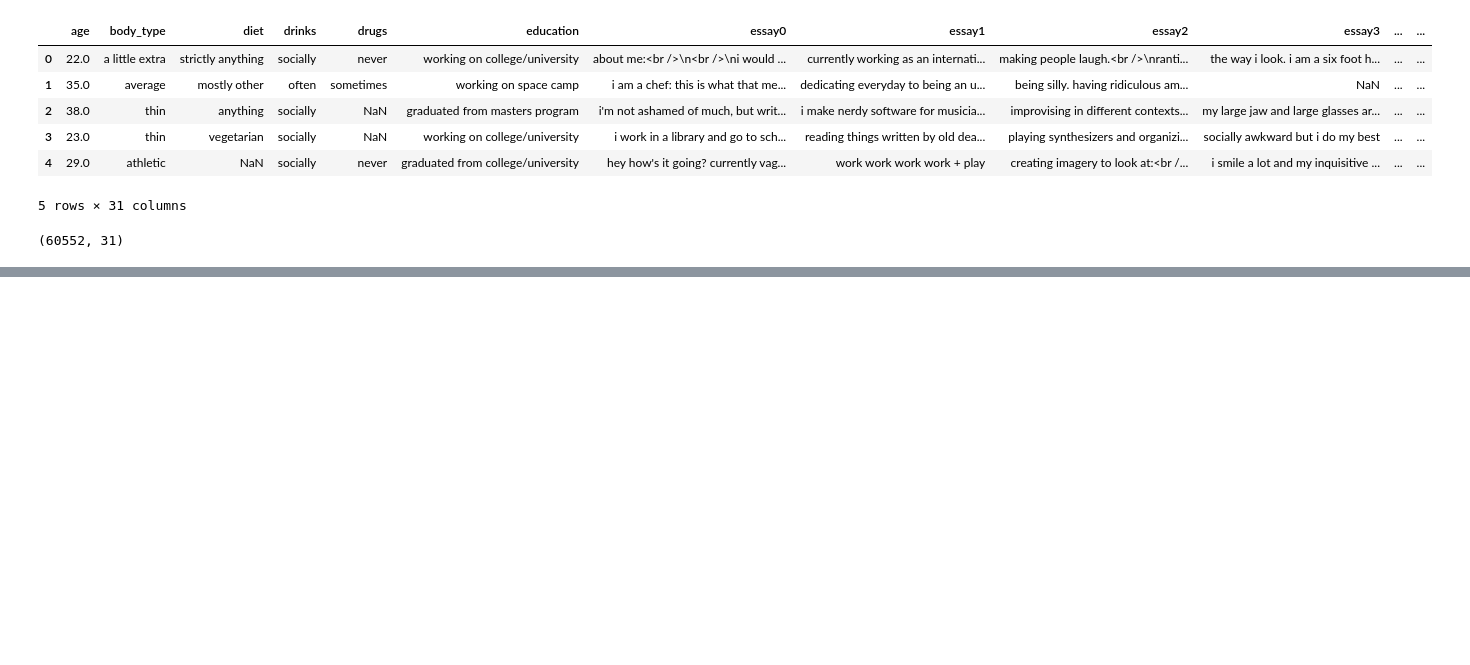
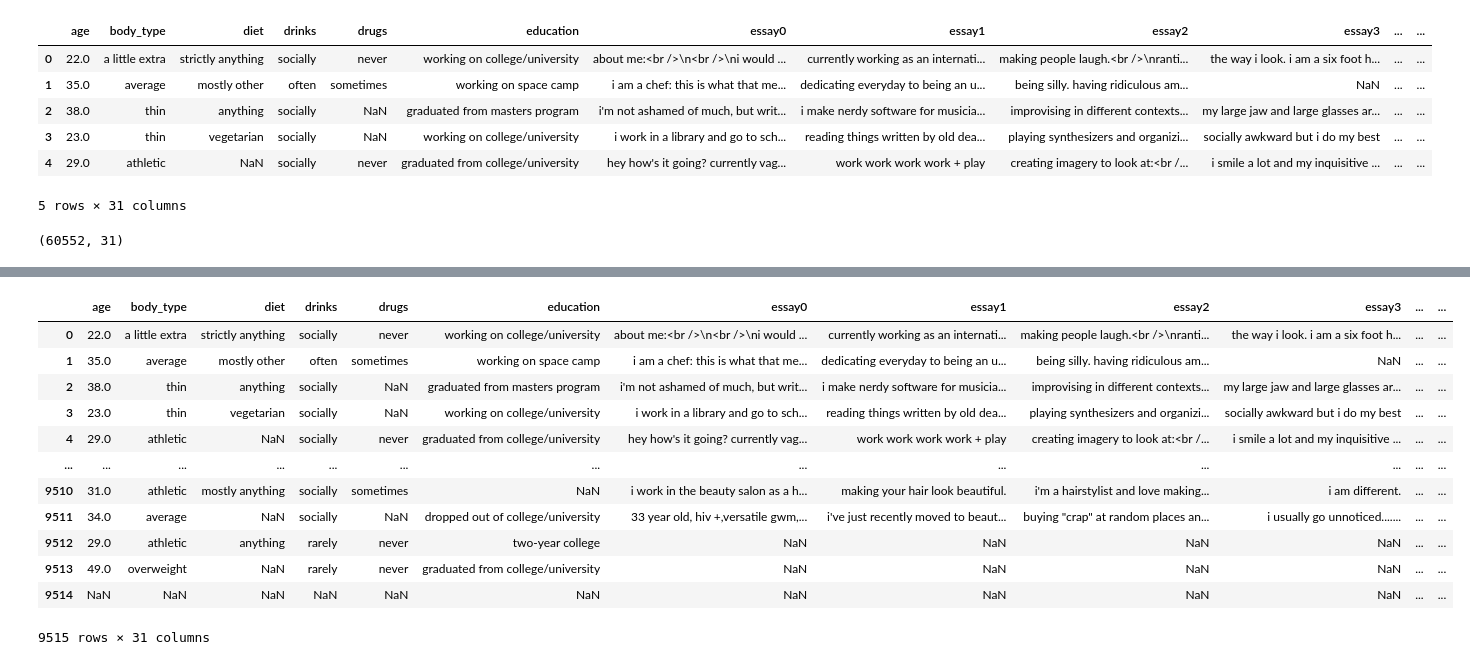
Before and after one commit to mmeliht/Artificial_Intelligence_Course, a Jupyter notebook: week5_homework/Three generations seeking romance - Regression & Classification.ipynb, the cells around one changed output, grey strips where cells are left out. Cells and saved outputs as stored; diff of their text form; code cells hidden in the pictures; blank space fills up the shorter version.

```diff
--- a/week5_homework/Three generations seeking romance - Regression & Classification.ipynb
+++ b/week5_homework/Three generations seeking romance - Regression & Classification.ipynb
@@ -24,0 +61,16 @@ df.shape
+# %%
+df.head(9515)
+# %% [output]
+|  | age | body_type | diet | drinks | drugs | education | essay0 | essay1 | essay2 | essay3 | ... | ... |
+| 0 | 22.0 | a little extra | strictly anything | socially | never | working on college/university | about me:<br />\n<br />\ni would ... | currently working as an internati... | making people laugh.<br />\nranti... | the way i look. i am a six foot h... | ... | ... |
+| 1 | 35.0 | average | mostly other | often | sometimes | working on space camp | i am a chef: this is what that me... | dedicating everyday to being an u... | being silly. having ridiculous am... | NaN | ... | ... |
+| 2 | 38.0 | thin | anything | socially | NaN | graduated from masters program | i'm not ashamed of much, but writ... | i make nerdy software for musicia... | improvising in different contexts... | my large jaw and large glasses ar... | ... | ... |
+| 3 | 23.0 | thin | vegetarian | socially | NaN | working on college/university | i work in a library and go to sch... | reading things written by old dea... | playing synthesizers and organizi... | socially awkward but i do my best | ... | ... |
+| 4 | 29.0 | athletic | NaN | socially | never | graduated from college/university | hey how's it going? currently vag... | work work work work + play | creating imagery to look at:<br /... | i smile a lot and my inquisitive ... | ... | ... |
+| ... | ... | ... | ... | ... | ... | ... | ... | ... | ... | ... | ... | ... |
+| 9510 | 31.0 | athletic | mostly anything | socially | sometimes | NaN | i work in the beauty salon as a h... | making your hair look beautiful. | i'm a hairstylist and love making... | i am different. | ... | ... |
+| 9511 | 34.0 | average | NaN | socially | NaN | dropped out of college/university | 33 year old, hiv +,versatile gwm,... | i've just recently moved to beaut... | buying "crap" at random places an... | i usually go unnoticed....... | ... | ... |
+| 9512 | 29.0 | athletic | anything | rarely | never | two-year college | NaN | NaN | NaN | NaN | ... | ... |
+| 9513 | 49.0 | overweight | NaN | rarely | never | graduated from college/university | NaN | NaN | NaN | NaN | ... | ... |
+| 9514 | NaN | NaN | NaN | NaN | NaN | NaN | NaN | NaN | NaN | NaN | ... | ... |
+9515 rows × 31 columns
```
Also changed, not shown: parts of 7 cells of this notebook.
